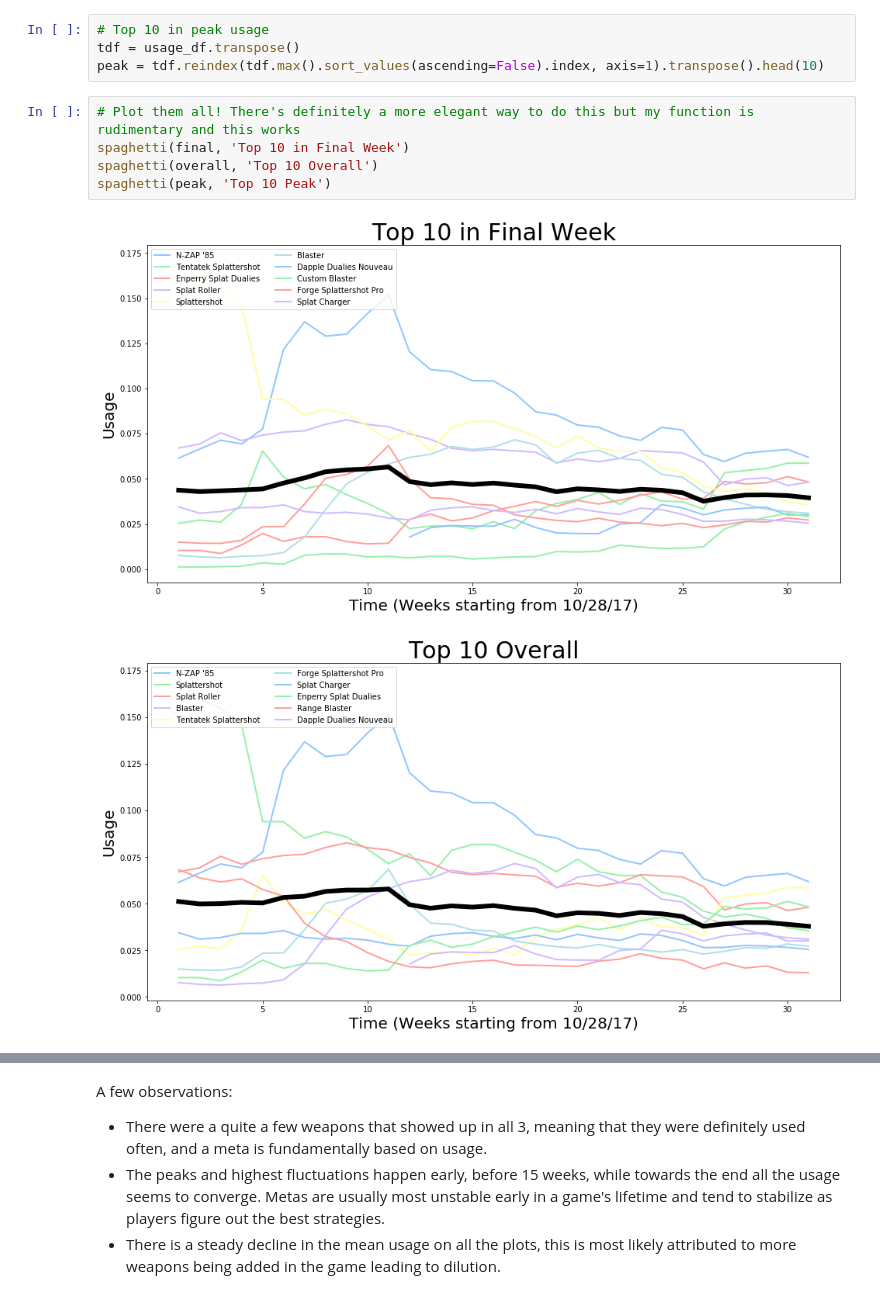
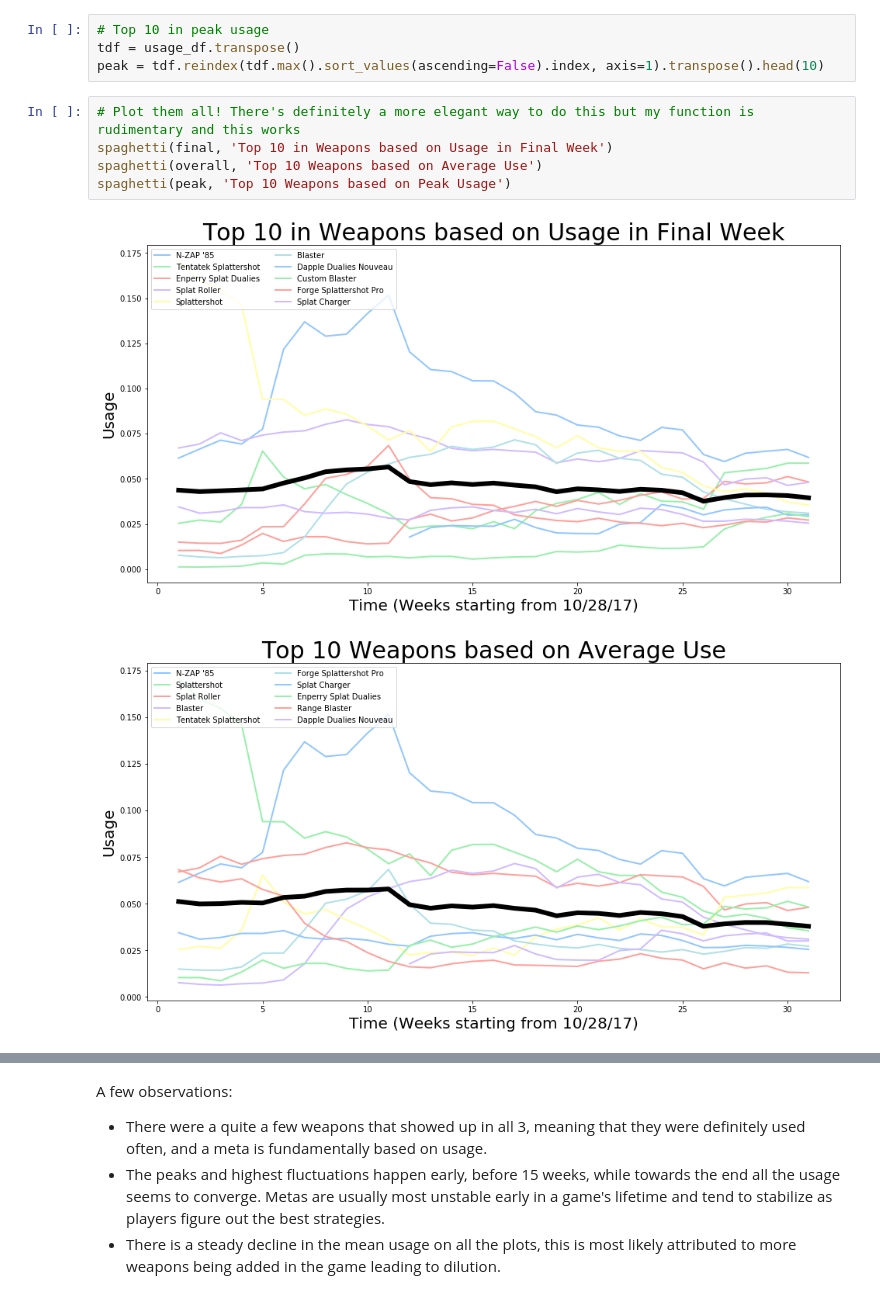
Before and after one commit to Rokushou/Splatoon2_Meta_EDA, a Jupyter notebook: EDA.ipynb, the cells around one changed output, grey strips where cells are left out. Drawn from its saved outputs; the diff is of its cells as text.

```diff
--- a/EDA.ipynb
+++ b/EDA.ipynb
@@ -110,9 +111,9 @@ tdf = usage_df.transpose()
 peak = tdf.reindex(tdf.max().sort_values(ascending=False).index, axis=1).transpose().head(10)
 # %%
 # Plot them all! There's definitely a more elegant way to do this but my function is rudimentary and this works
-spaghetti(final, 'Top 10 in Final Week')
-spaghetti(overall, 'Top 10 Overall')
-spaghetti(peak, 'Top 10 Peak')
+spaghetti(final, 'Top 10 in Weapons based on Usage in Final Week')
+spaghetti(overall, 'Top 10 Weapons based on Average Use')
+spaghetti(peak, 'Top 10 Weapons based on Peak Usage')
 # %% [output]
-[figure, old version]
+[figure, new version]
-[figure, old version]
+[figure, new version]
```
Also changed, not shown: parts of 16 cells of this notebook, 1 other file.
